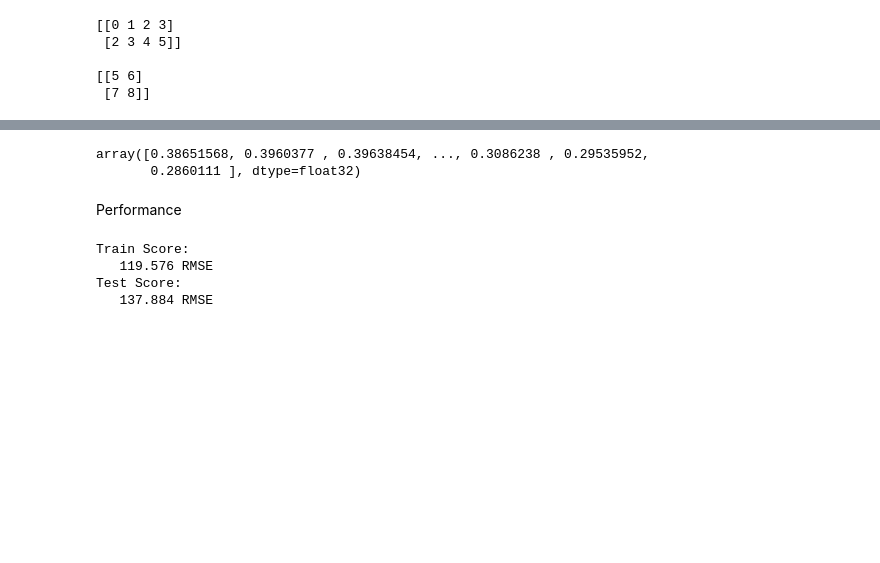
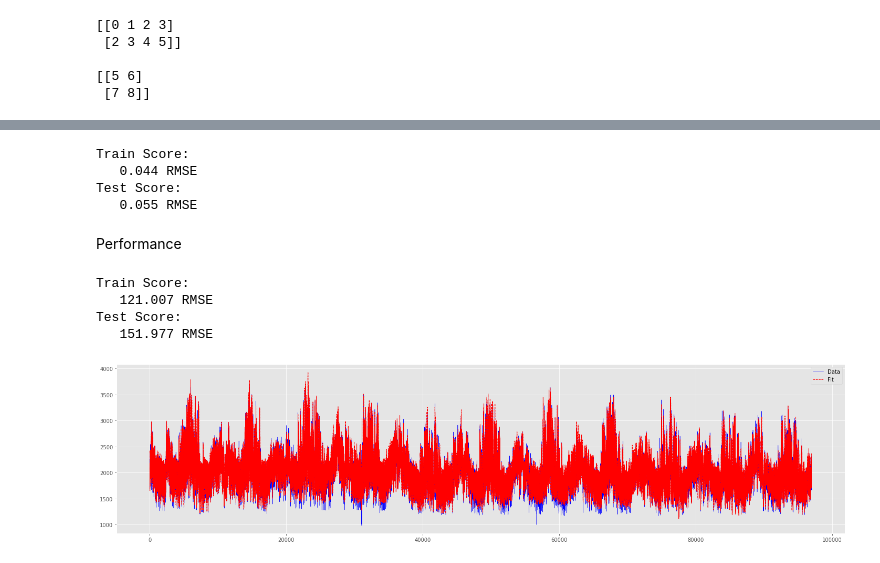
Before and after one commit to rafalopes74/EnergyConsumptionAI, a Jupyter notebook: multi_step_prediction.ipynb, the cells around one changed output, grey strips where cells are left out. Cells and saved outputs as stored; diff of their text form; code cells hidden in the pictures; blank space fills up the shorter version.

```diff
--- a/multi_step_prediction.ipynb
+++ b/multi_step_prediction.ipynb
@@ -220,48 +221,58 @@ NameError: ignored
-# %%
-trainPredict.flatten()
-# %% [output]
-array([0.38651568, 0.3960377 , 0.39638454, ..., 0.3086238 , 0.29535952,
-       0.2860111 ], dtype=float32)
+# %%
+trainRMSE = np.sqrt(mean_squared_error(trainY.flatten(), trainPredict.flatten()))
+print('Train Score:')
+print('   %.3f RMSE' % (trainRMSE))
+
+testRMSE = np.sqrt(mean_squared_error(testY.flatten(), testPredict.flatten()))
+print('Test Score:')
+print('   %.3f RMSE' % (testRMSE))
+
+
+params = {
+  "Train RMSE" : trainRMSE,
+  "Test RMSE" : testRMSE
+}
+
+experiment.log_metrics(params)
+# %% [output]
+Train Score:
+   0.044 RMSE
+Test Score:
+   0.055 RMSE
 # %% [markdown]
 Performance
 # %%
 # invert predictions
-trainPredict = scaler.inverse_transform(trainPredict.reshape(-1,1))
-trainY = scaler.inverse_transform(trainY.reshape(-1,1))
-testPredict = scaler.inverse_transform(testPredict.reshape(-1,1))
-testY = scaler.inverse_transform(testY.reshape(-1,1))
+descaled_trainPredict = scaler.inverse_transform(trainPredict.reshape(-1,1))
+descaled_trainY = scaler.inverse_transform(trainY.reshape(-1,1))
+descaled_testPredict = scaler.inverse_transform(testPredict.reshape(-1,1))
+descaled_testY = scaler.inverse_transform(testY.reshape(-1,1))
 # %%
-trainRMSE = np.sqrt(mean_squared_error(trainY.flatten(), trainPredict.flatten()))
+trainRMSE = np.sqrt(mean_squared_error(descaled_trainY.flatten(), descaled_trainPredict.flatten()))
 print('Train Score:')
 print('   %.3f RMSE' % (trainRMSE))
 
-testRMSE = np.sqrt(mean_squared_error(testY.flatten(), testPredict.flatten()))
+testRMSE = np.sqrt(mean_squared_error(descaled_testY.flatten(), descaled_testPredict.flatten()))
 print('Test Score:')
 print('   %.3f RMSE' % (testRMSE))
-
-
-params = {
-  "Train RMSE" : trainRMSE,
-  "Test RMSE" : testRMSE
-}
-
-experiment.log_metrics(params)
 # %% [output]
 Train Score:
-   119.576 RMSE
+   121.007 RMSE
 Test Score:
-   137.884 RMSE
+   151.977 RMSE
 # %%
 # Compare the training prediction
 
 plt.figure(figsize = (20, 5))
 
-plt.plot(trainY.flatten(), c='b',linewidth=0.5, linestyle="-",label="Data")
-plt.plot(trainPredict.flatten(), c='r',linewidth=1, linestyle="--",label="Fit")
+plt.plot(descaled_trainY.flatten(), c='b',linewidth=0.5, linestyle="-",label="Data")
+plt.plot(descaled_trainPredict.flatten(), c='r',linewidth=1, linestyle="--",label="Fit")
 
 plt.legend()
 plt.tight_layout()
 plt.show()
+# %% [output]
+[figure, added]
 # %%
 # Compare the test prediction
 
```
Also changed, not shown: parts of 7 cells of this notebook.
